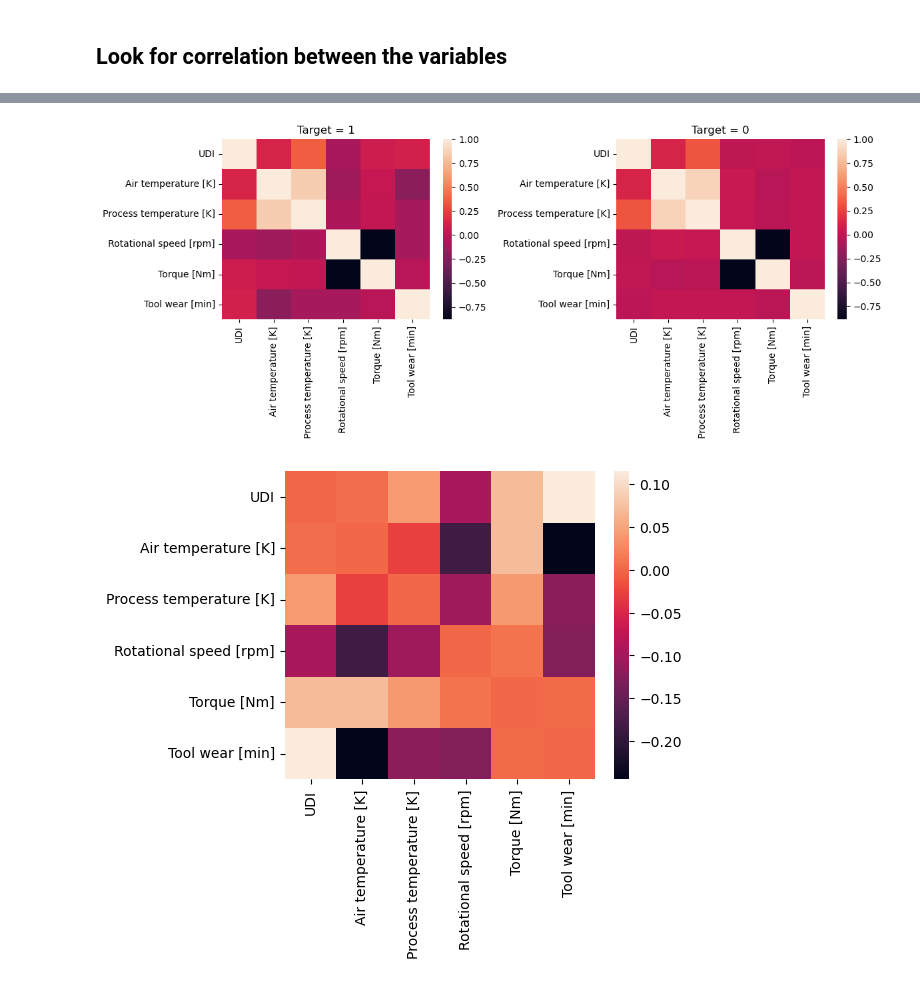
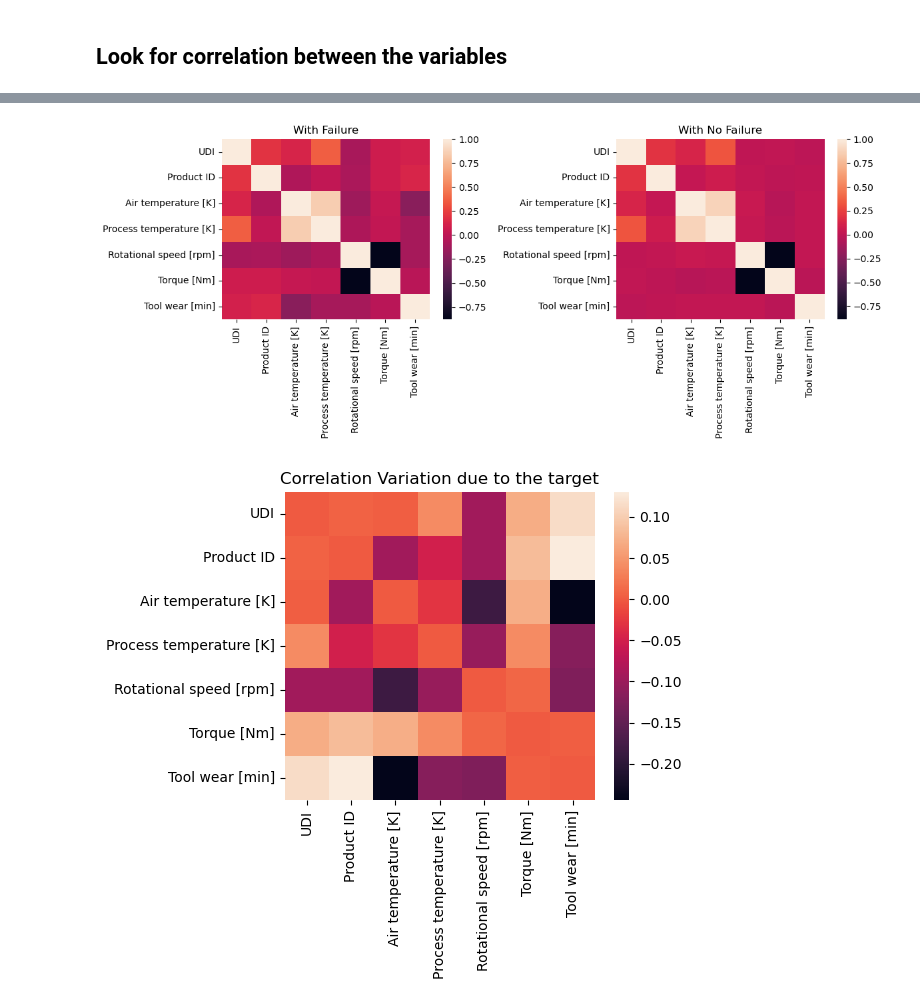
Before and after one commit to DiegoMZD/predictive_maintenance, a Jupyter notebook: notebooks/Data_Wrangling&EDA.ipynb, the cells around one changed output, grey strips where cells are left out. Drawn from its saved outputs; the diff is of its cells as text; code cells hidden in the pictures.

```diff
--- a/notebooks/Data_Wrangling&EDA.ipynb
+++ b/notebooks/Data_Wrangling&EDA.ipynb
@@ -67,3 +80,5 @@ plt.subplots_adjust(hspace = 0.5);
 data["Product ID"].nunique()
 # %% [output]
 10000
+# %%
+data["Product ID"] = data["Product ID"].apply(lambda x: x[1:]).astype(int)
@@ -138,20 +141,21 @@ fig, axes = plt.subplots(1, 2, figsize = (12, 5))
 cond_fail = data["Target"] == 1
 corr1 = data[cond_fail].select_dtypes(["int","float"]).drop(columns="Target").corr()
 sns.heatmap(corr1, ax=axes[0])
-axes[0].set_title("Target = 1")
+axes[0].set_title("With Failure")
 
 cond_fail = data["Target"] == 0
 corr0 = data[cond_fail].select_dtypes(["int","float"]).drop(columns="Target").corr()
 sns.heatmap(corr0, ax=axes[1])
-axes[1].set_title("Target = 0")
+axes[1].set_title("With No Failure")
 
 plt.tight_layout()
 plt.show()
 # %% [output]
-[figure, old version]
+[figure, new version]
 # %%
 diff = corr1 - corr0
 plt.subplots(figsize=(5,4))
-sns.heatmap(diff);
+sns.heatmap(diff)
+plt.title("Correlation Variation due to the target");
 # %% [output]
-[figure, old version]
+[figure, new version]
```
Also changed, not shown: parts of 11 cells of this notebook.
